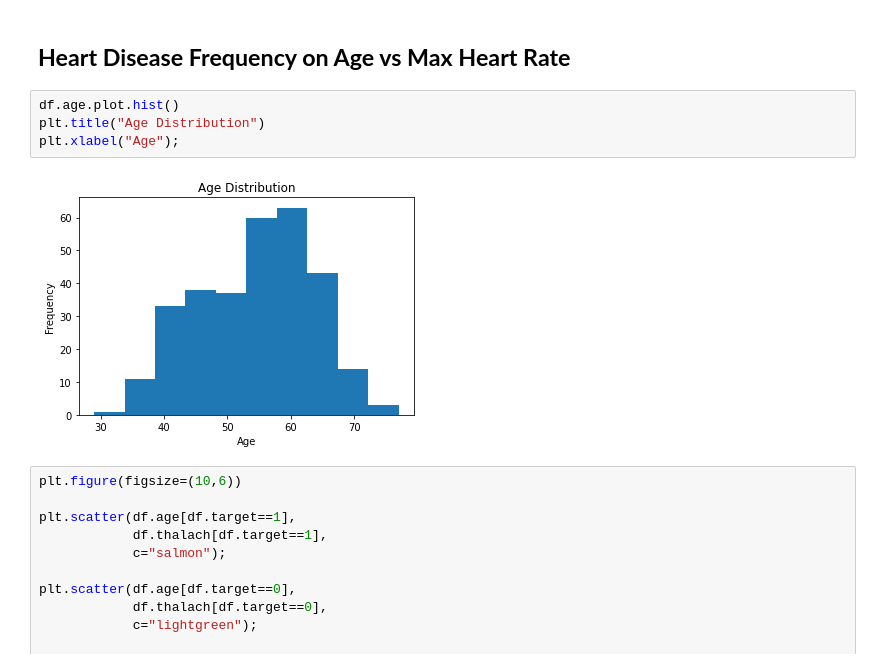
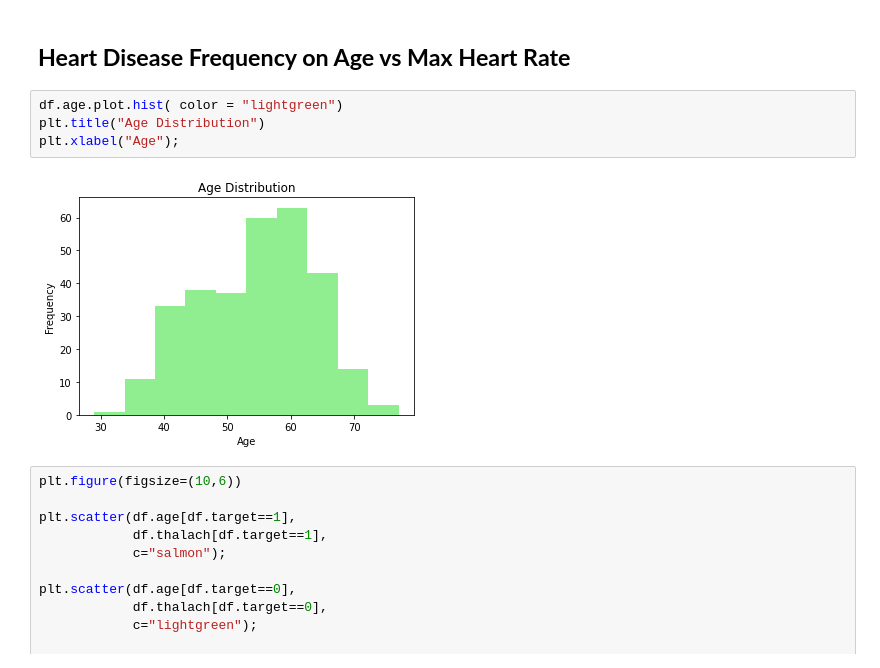
Before and after one commit to VirajShah30/Heart-Disease-Detection-using-Machine-Learning, a Jupyter notebook: Heart_Disease_Detection.ipynb, the cells around one changed output. Cells and saved outputs as stored; diff of their text form.

```diff
--- a/Heart_Disease_Detection.ipynb
+++ b/Heart_Disease_Detection.ipynb
@@ -127,11 +127,11 @@ plt.xticks(rotation=0);
 # %% [markdown]
 ## **Heart Disease Frequency on Age vs Max Heart Rate**
 # %%
-df.age.plot.hist()
+df.age.plot.hist( color = "lightgreen")
 plt.title("Age Distribution")
 plt.xlabel("Age");
 # %% [output]
-[figure, old version]
+[figure, new version]
 # %%
 plt.figure(figsize=(10,6))
 
```
Also changed, not shown: parts of 14 cells of this notebook.
